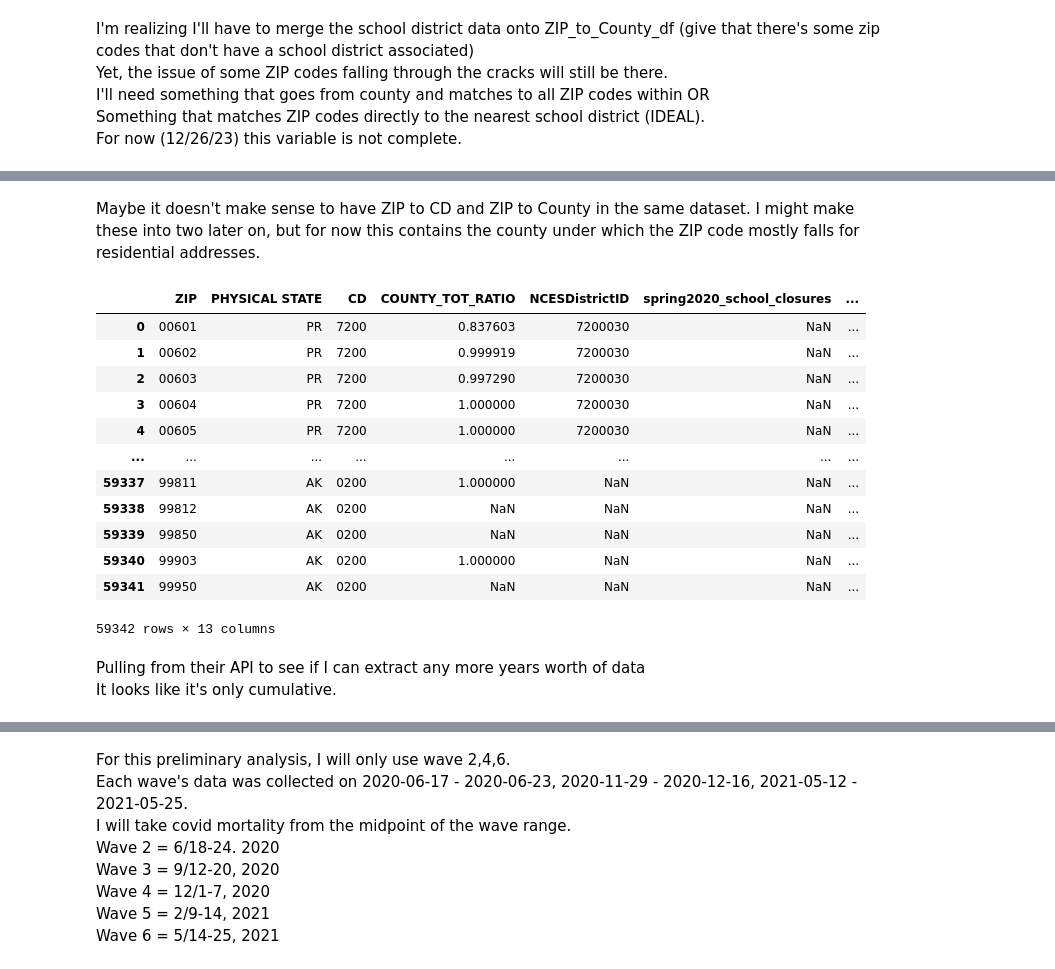
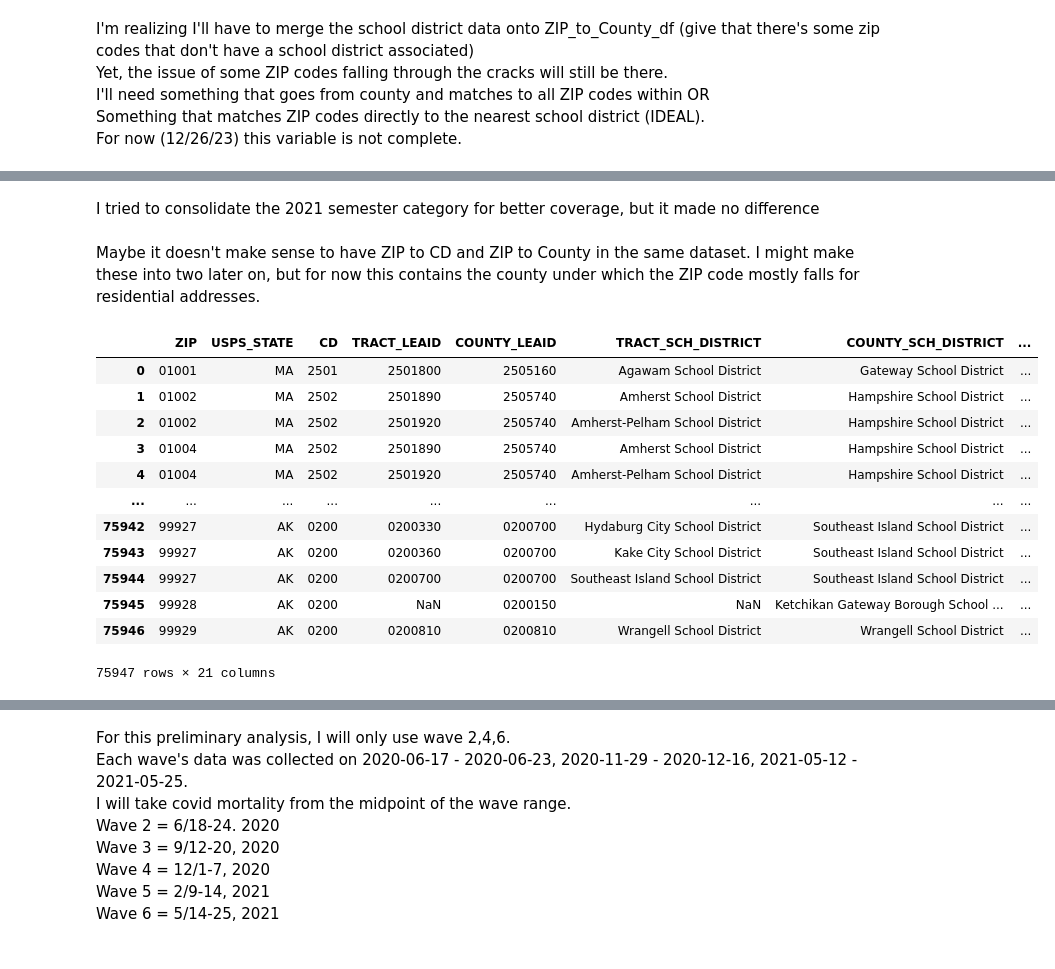
Before and after one commit to chrissoria/BICS_Political_Polarization, a Jupyter notebook: DF/BICS_Supplementary_Geography_File.ipynb, the cells around one changed output, grey strips where cells are left out. Cells and saved outputs as stored; diff of their text form; code cells hidden in the pictures.

Commit message:
cleaned up every aspect of the BICS geography file, manually cleaning up data and correcting code that was causing non-matches.

```diff
--- a/DF/BICS_Supplementary_Geography_File.ipynb
+++ b/DF/BICS_Supplementary_Geography_File.ipynb
@@ -71,6 +63,9 @@ ZIP_to_CD_df = pd.merge(FULL_ZIPS, ZIP_to_CD_df, on = "ZIP", how = "left")
 ZIP_to_CD_df['CD'] = ZIP_to_CD_df.apply(lambda row: "0200" if row['USPS_STATE'] == "AK" else row['CD'], axis = 1)
 ZIP_to_CD_df['CD_TOT_RATIO'] = ZIP_to_CD_df.apply(lambda row: 1.0 if row['USPS_STATE'] == "AK" else row['CD_TOT_RATIO'], axis = 1)
 
+ZIP_to_CD_df['CD'] = ZIP_to_CD_df.apply(lambda row: "4212" if row['ZIP'] == "15253" else row['CD'],
+                                       axis=1)
+
 ZIP_to_CD_df
 # %% [output]
 |  | ZIP | USPS_STATE | TYPE | CD | CD_RES_RATIO | CD_BUS_RATIO | CD_OTH_RATIO | CD_TOT_RATIO |
@@ -284,24 +315,45 @@ schools_closures = schools_closures[~schools_closures['LEAID'].duplicated()]
 
 schools_closures = pd.merge(schools_closures, schools_closures_m2020, how = 'left', on = 'LEAID')
 schools_closures = pd.merge(schools_closures, schools_closures_m2020_2, how = 'left', on = 'LEAID')
+schools_closures = pd.merge(schools_closures, schools_closures_m2020_3, how = 'left', on = 'LEAID')
 schools_closures = pd.merge(schools_closures, schools_closures_l2020_2, how = 'left', on = 'LEAID')
 schools_closures = pd.merge(schools_closures, schools_closures_l2020, how = 'left', on = 'LEAID')
 schools_closures = pd.merge(schools_closures, schools_closures_m2021_2, how = 'left', on = 'LEAID')
 schools_closures = pd.merge(schools_closures, schools_closures_m2021, how = 'left', on = 'LEAID')
+schools_closures = pd.merge(schools_closures, schools_closures_lm2021_2, how = 'left', on = 'LEAID')
+schools_closures = pd.merge(schools_closures, schools_closures_lm2021, how = 'left', on = 'LEAID')
 
-schools_closures['spring2020_school_closures'] = schools_closures.apply(
+#aug, sept, oct (2020)
+schools_closures['earlyfall2020_school_closures'] = schools_closures.apply(
     lambda row: row['september20_school_share_inperson'] if pd.isna(row['august20_school_share_inperson']) else row['august20_school_share_inperson'],
     axis=1
 )
+schools_closures['earlyfall2020_school_closures'] = schools_closures.apply(
+    lambda row: row['october20_school_share_inperson'] if pd.isna(row['earlyfall2020_school_closures']) else row['earlyfall2020_school_closures'],
+    axis=1
+)
 
-schools_closures['fall2020_school_closures'] = schools_closures['november20_school_share_inperson']
+#nov, dec (2020)
+schools_closures['fall2020_school_closures'] = schools_closures.apply(
+    lambda row: row['november20_school_share_inperson'] if pd.isna(row['december20_school_share_inperson']) else row['december20_school_share_inperson'],
+    axis=1
+)
 
-schools_closures['spring2021_school_closures'] = schools_closures.apply(
+#feb, march (2021)
+schools_closures['earlyspring2021_school_closures'] = schools_closures.apply(
     lambda row: row['feb21_school_share_inperson'] if pd.isna(row['march21_school_share_inperson']) else row['march21_school_share_inperson'],
     axis=1
 )
 
-schools_closures = schools_closures[['LEAID','spring2020_school_closures','fall2020_school_closures','spring2021_school_closures']]
+#april, may (2021)
+
+schools_closures['spring2021_school_closures'] = schools_closures.apply(
+    lambda row: row['april21_school_share_inperson'] if pd.isna(row['may21_school_share_inperson']) else row['may21_school_share_inperson'],
+    axis=1
+)
+
+schools_closures = schools_closures[['LEAID','earlyfall2020_school_closures','fall2020_school_closures',
+                                     'earlyspring2021_school_closures','spring2021_school_closures',]]
 schools_closures.to_csv('data/school_closure_merged.csv')
 
 schools_closures
@@ -348,2 +434,4 @@ ZIP_FEATURES
+# %% [markdown]
+I tried to consolidate the 2021 semester category for better coverage, but it made no difference
 # %% [markdown]
 Maybe it doesn't make sense to have ZIP to CD and ZIP to County in the same dataset. I might make these into two later on, but for now this contains the county under which the ZIP code mostly falls for residential addresses.
@@ -350,46 +446,40 @@ Maybe it doesn't make sense to have ZIP to CD and ZIP to County in the same data
 # %%
 ZIP_FEATURES['CD'] = ZIP_FEATURES['CD'].astype(str)
 CD_df['CD'] = CD_df['CD'].astype(str)
 
 
 ZIP_FEATURES = pd.merge(ZIP_FEATURES, CD_df, on = "CD", how= "left")
-ZIP_FEATURES = ZIP_FEATURES.drop(columns=['FIPS_Code','Years_Served','District','CD_RES_RATIO',
-                                                      'CD_BUS_RATIO','CD_OTH_RATIO','COUNTY_RES_RATIO',
-                                                      'COUNTY_BUS_RATIO','COUNTY_OTH_RATIO'])
 
 ZIP_FEATURES = ZIP_FEATURES.rename(columns={
     'COUNTY': 'COUNTY_FIPS',
     'Name': 'CONGRESSPERSON',
     'State': 'STATE',
     'Party': 'CONGRESSPERSON_PARTY'
 })
 
 cols_to_move = ZIP_FEATURES.columns[3:5]
 df_remaining = ZIP_FEATURES.drop(columns=cols_to_move)
 ZIP_FEATURES = pd.concat([df_remaining, ZIP_FEATURES[cols_to_move]], axis=1)
 
 #ZIP_FEATURES['STATE'] = ZIP_FEATURES.apply(
     #lambda row: row['PHYSICAL STATE'] if pd.isna(row['STATE']) and not pd.isna(row['PHYSICAL STATE']) else row['STATE'],
     #axis=1
 #)
 
 #ZIP_FEATURES = ZIP_FEATURES.drop(columns='PHYSICAL STATE')
 
 ZIP_FEATURES
 # %% [output]
-|  | ZIP | PHYSICAL STATE | CD | COUNTY_TOT_RATIO | NCESDistrictID | spring2020_school_closures | ... |
-| 0 | 00601 | PR | 7200 | 0.837603 | 7200030 | NaN | ... |
-| 1 | 00602 | PR | 7200 | 0.999919 | 7200030 | NaN | ... |
-| 2 | 00603 | PR | 7200 | 0.997290 | 7200030 | NaN | ... |
-| 3 | 00604 | PR | 7200 | 1.000000 | 7200030 | NaN | ... |
-| 4 | 00605 | PR | 7200 | 1.000000 | 7200030 | NaN | ... |
-| ... | ... | ... | ... | ... | ... | ... | ... |
-| 59337 | 99811 | AK | 0200 | 1.000000 | NaN | NaN | ... |
-| 59338 | 99812 | AK | 0200 | NaN | NaN | NaN | ... |
-| 59339 | 99850 | AK | 0200 | NaN | NaN | NaN | ... |
-| 59340 | 99903 | AK | 0200 | 1.000000 | NaN | NaN | ... |
-| 59341 | 99950 | AK | 0200 | NaN | NaN | NaN | ... |
+|  | ZIP | USPS_STATE | CD | TRACT_LEAID | COUNTY_LEAID | TRACT_SCH_DISTRICT | COUNTY_SCH_DISTRICT | ... |
+| 0 | 01001 | MA | 2501 | 2501800 | 2505160 | Agawam School District | Gateway School District | ... |
+| 1 | 01002 | MA | 2502 | 2501890 | 2505740 | Amherst School District | Hampshire School District | ... |
+| 2 | 01002 | MA | 2502 | 2501920 | 2505740 | Amherst-Pelham School District | Hampshire School District | ... |
+| 3 | 01004 | MA | 2502 | 2501890 | 2505740 | Amherst School District | Hampshire School District | ... |
+| 4 | 01004 | MA | 2502 | 2501920 | 2505740 | Amherst-Pelham School District | Hampshire School District | ... |
+| ... | ... | ... | ... | ... | ... | ... | ... | ... |
+| 75942 | 99927 | AK | 0200 | 0200330 | 0200700 | Hydaburg City School District | Southeast Island School District | ... |
+| 75943 | 99927 | AK | 0200 | 0200360 | 0200700 | Kake City School District | Southeast Island School District | ... |
+| 75944 | 99927 | AK | 0200 | 0200700 | 0200700 | Southeast Island School District | Southeast Island School District | ... |
+| 75945 | 99928 | AK | 0200 | NaN | 0200150 | NaN | Ketchikan Gateway Borough School ... | ... |
+| 75946 | 99929 | AK | 0200 | 0200810 | 0200810 | Wrangell School District | Wrangell School District | ... |
-59342 rows × 13 columns
+75947 rows × 21 columns
-# %% [markdown]
-Pulling from their API to see if I can extract any more years worth of data \
-It looks like it's only cumulative.
```
Also changed, not shown: parts of 44 cells of this notebook, 1 other file.
